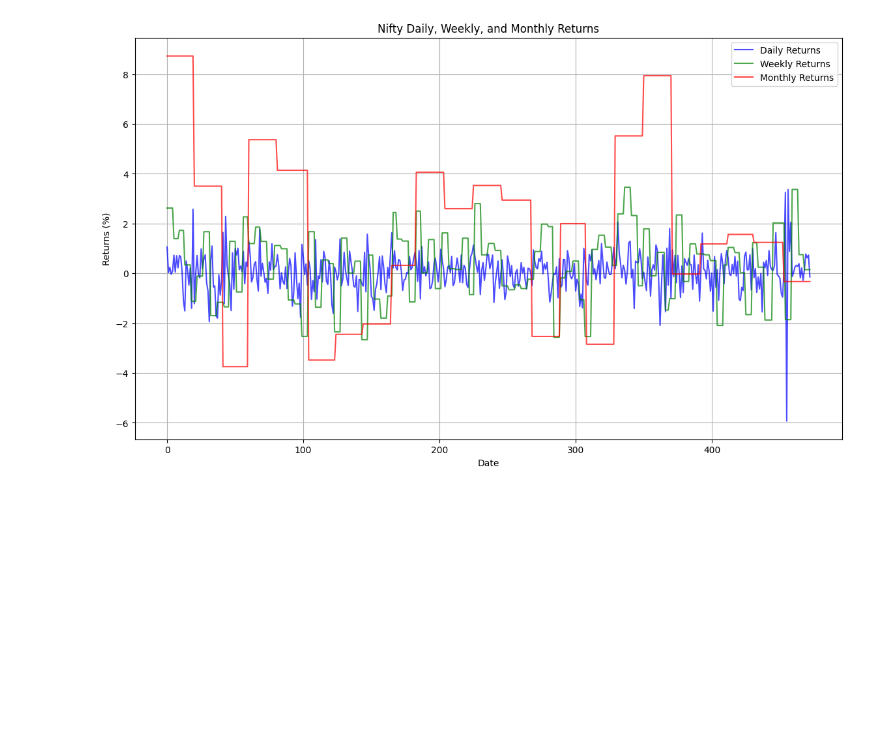
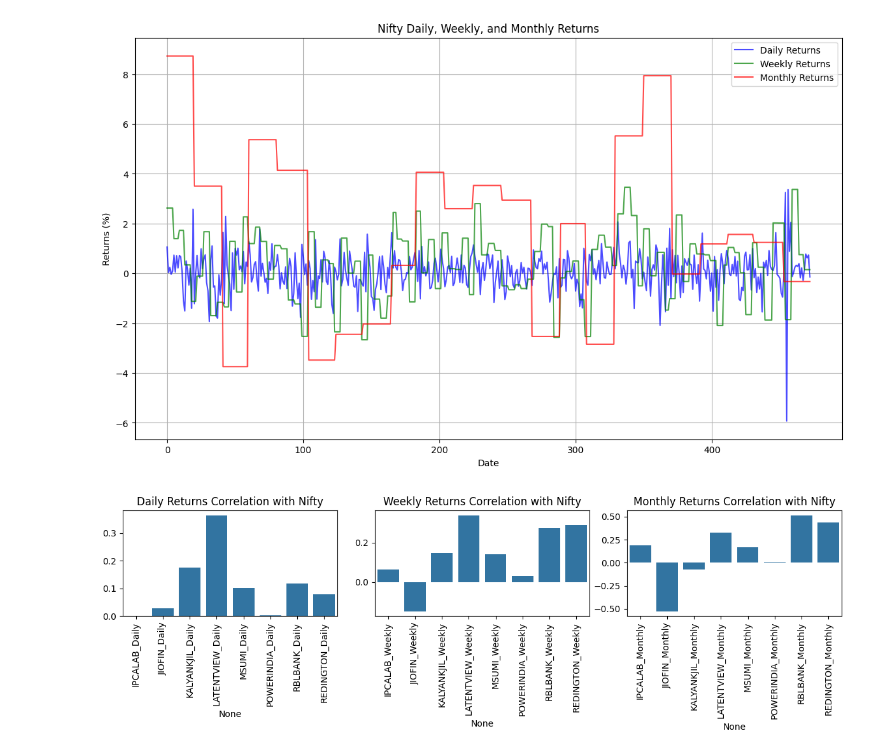
Before and after one commit to vaisour19/DRM-project, a Jupyter notebook: test.ipynb, the cells around one changed output. Saved outputs shown, nothing was run; the diff lists cells and outputs as text; code cells hidden in the pictures; blank space fills up the shorter version.

Commit message:
"correlation"

```diff
--- a/test.ipynb
+++ b/test.ipynb
@@ -219,3 +219,45 @@ plt.show()
 3  2022-08-04     -0.035369       2.624488        8.732435
 4  2022-08-05      0.089173       2.624488        8.732435
 [figure]
+# %%
+import pandas as pd
+import seaborn as sns
+import matplotlib.pyplot as plt
+
+# Load all the CSV files into a single DataFrame
+df = pd.DataFrame()
+for file in ['IPCALAB_returns.csv', 'JIOFIN_returns.csv', 'KALYANKJIL_returns.csv', 'LATENTVIEW_returns.csv', 'MSUMI_returns.csv', 'POWERINDIA_returns.csv', 'RBLBANK_returns.csv', 'REDINGTON_returns.csv', 'nifty_returns.csv']:
+    company_name = file.split('_')[0]
+    temp_df = pd.read_csv(file)
+    df[f"{company_name}_Daily"] = temp_df['Daily_Return']
+    df[f"{company_name}_Weekly"] = temp_df['Weekly_Return']
+    df[f"{company_name}_Monthly"] = temp_df['Monthly_Return']
+    if 'nifty_returns' in file:
+        df['nifty_Daily'] = temp_df['Daily_Return']
+        df['nifty_Weekly'] = temp_df['Weekly_Return']
+        df['nifty_Monthly'] = temp_df['Monthly_Return']
+
+# Calculate the correlations with Nifty
+daily_corr = df[[col for col in df.columns if '_Daily' in col and 'nifty' not in col]].corrwith(df['nifty_Daily'])
+weekly_corr = df[[col for col in df.columns if '_Weekly' in col and 'nifty' not in col]].corrwith(df['nifty_Weekly'])
+monthly_corr = df[[col for col in df.columns if '_Monthly' in col and 'nifty' not in col]].corrwith(df['nifty_Monthly'])
+
+# Create heatmaps
+fig, axes = plt.subplots(1, 3, figsize=(12, 4))
+
+sns.barplot(x=daily_corr.index, y=daily_corr.values, ax=axes[0])
+axes[0].set_title('Daily Returns Correlation with Nifty')
+axes[0].set_xticklabels(axes[0].get_xticklabels(), rotation=90)
+
+sns.barplot(x=weekly_corr.index, y=weekly_corr.values, ax=axes[1])
+axes[1].set_title('Weekly Returns Correlation with Nifty')
+axes[1].set_xticklabels(axes[1].get_xticklabels(), rotation=90)
+
+sns.barplot(x=monthly_corr.index, y=monthly_corr.values, ax=axes[2])
+axes[2].set_title('Monthly Returns Correlation with Nifty')
+axes[2].set_xticklabels(axes[2].get_xticklabels(), rotation=90)
+
+plt.tight_layout()
+plt.show()
+# %% [output]
+[figure, added]
```
